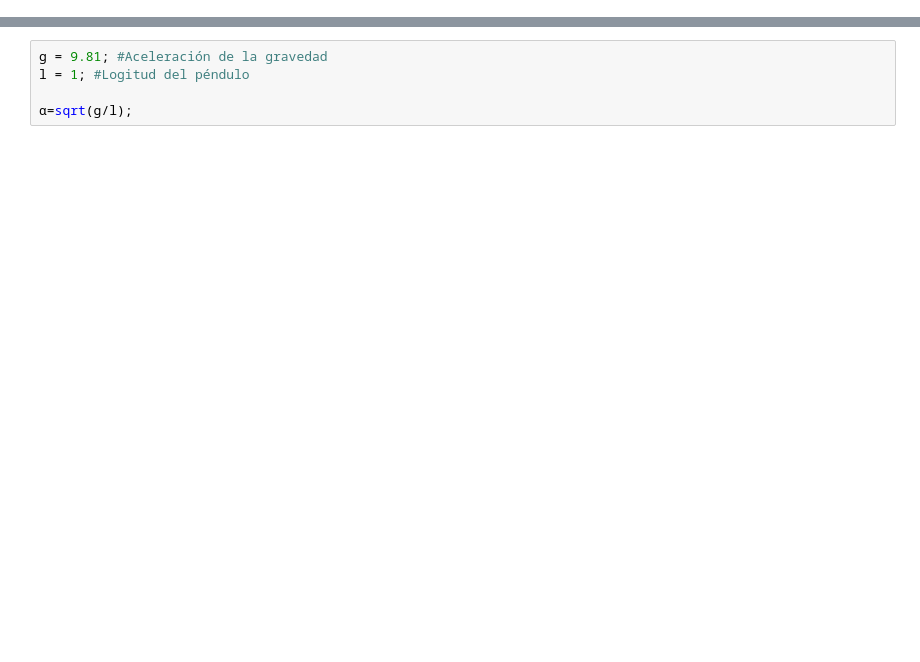
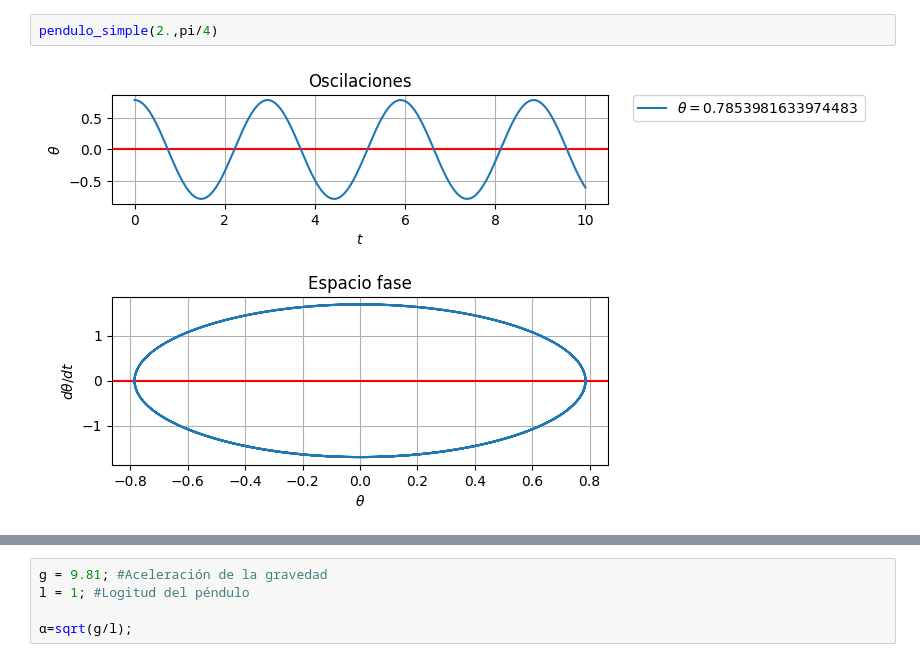
Before and after one commit to H-Cote/Osciladores, a Jupyter notebook: oscilador_1.ipynb, the cells around one changed output, grey strips where cells are left out. Saved outputs shown, nothing was run; the diff lists cells and outputs as text; blank space fills up the shorter version.

```diff
--- a/oscilador_1.ipynb
+++ b/oscilador_1.ipynb
@@ -4,0 +83,4 @@ using PyPlot #Libreria para realizar gráficas
+# %%
+pendulo_simple(2.,pi/4)
+# %% [output]
+[figure, added]
```
Also changed, not shown: parts of 54 cells of this notebook.
